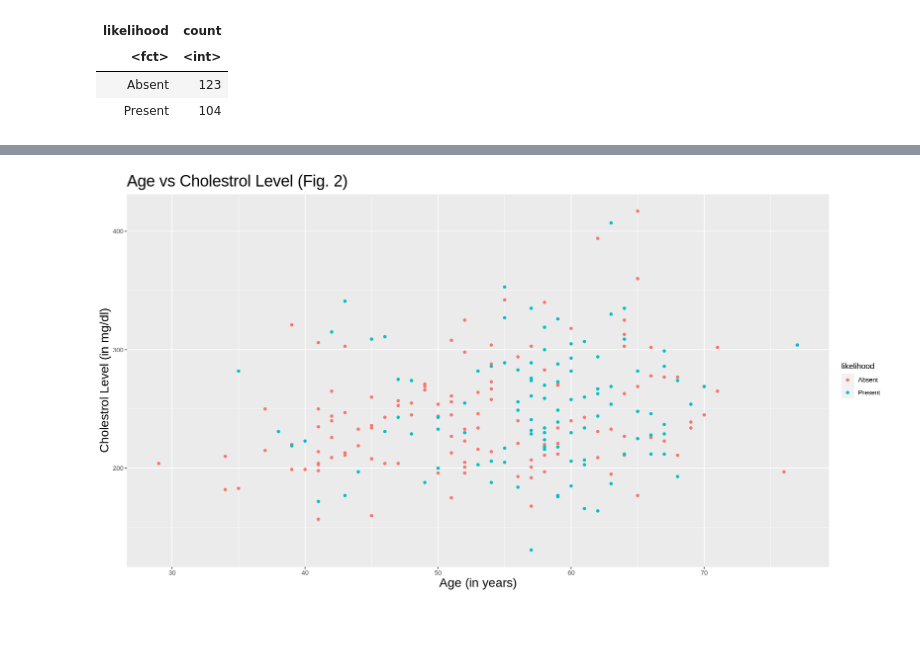
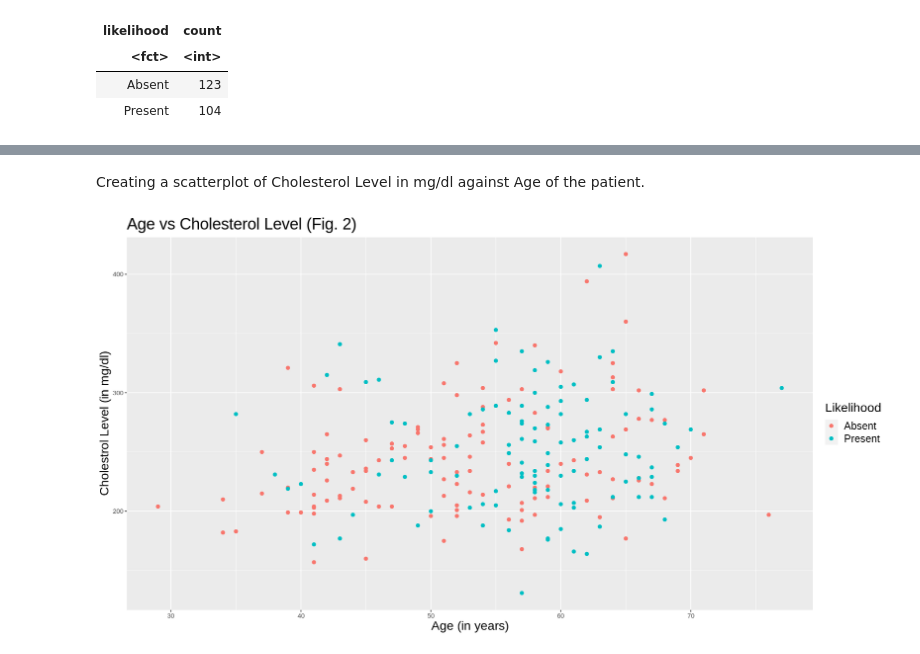
Before and after one commit to VivaanWadhwa/Heart_Disease_Prediction, a Jupyter notebook: Tidy_Data.ipynb, the cells around one changed output, grey strips where cells are left out. Drawn from its saved outputs; the diff is of its cells as text; code cells hidden in the pictures; blank space fills up the shorter version.

```diff
--- a/Tidy_Data.ipynb
+++ b/Tidy_Data.ipynb
@@ -12,7 +31,7 @@ tidy_data <- raw_data |>
                 select(age,trestbps,chol,num) |>
                     rename("age" = "age",
                            "resting.blood.pressure" = "trestbps" ,
-                           "cholestrol" = "chol",
+                           "cholesterol" = "chol",
                            "likelihood" = "num") |>
                     mutate(likelihood = case_when(likelihood == 0 ~ "Absent",
                                                   likelihood != 0 ~ "Present")) |>
@@ -121,15 +145,20 @@ age_v_bp_plot
+# %% [markdown]
+Creating a scatterplot of Cholesterol Level in mg/dl against Age of the patient.
 # %%
 ##Age vs Cholestrol Level, coloured by likelihood
 
 age_v_chol_plot <- data_train |>
-                ggplot(aes(x = age, y = cholestrol, color = likelihood)) +
-                geom_point() +
+                ggplot(aes(x = age, y = cholesterol, color = likelihood)) +
+                geom_point(size = 2) +
                 xlab("Age (in years)") +
                 ylab("Cholestrol Level (in mg/dl)") +
-                ggtitle("Age vs Cholestrol Level (Fig. 2)") +
+                labs(color = "Likelihood") +
+                ggtitle("Age vs Cholesterol Level (Fig. 2)") +
                 theme(plot.title = element_text(size=22),
-                     axis.title = element_text(size=17))
+                     axis.title = element_text(size=17),
+                     legend.title = element_text(size = 17),
+                     legend.text = element_text(size = 14))
 
 age_v_chol_plot
 # %% [output]
-[figure, old version]
+[figure, new version]
```
Also changed, not shown: parts of 10 cells of this notebook.
